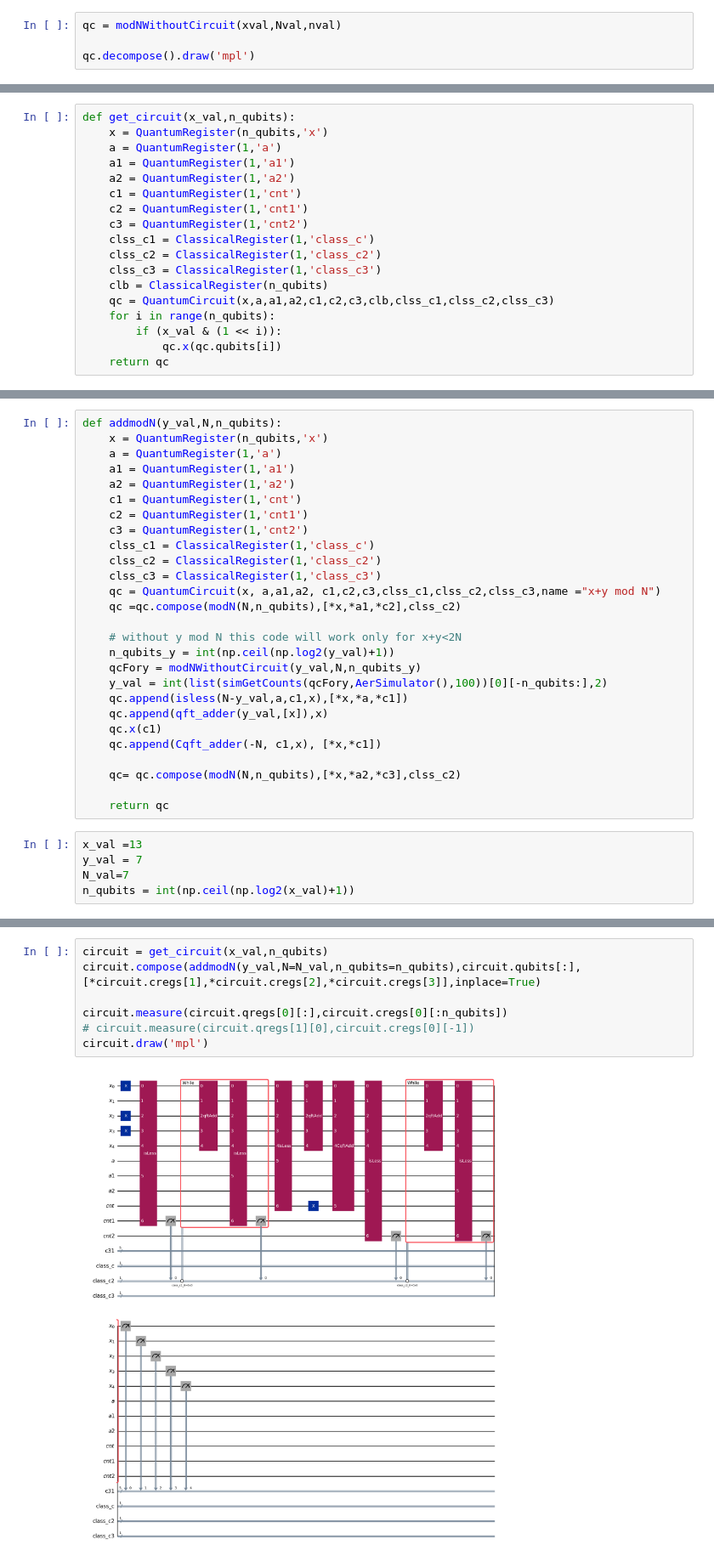
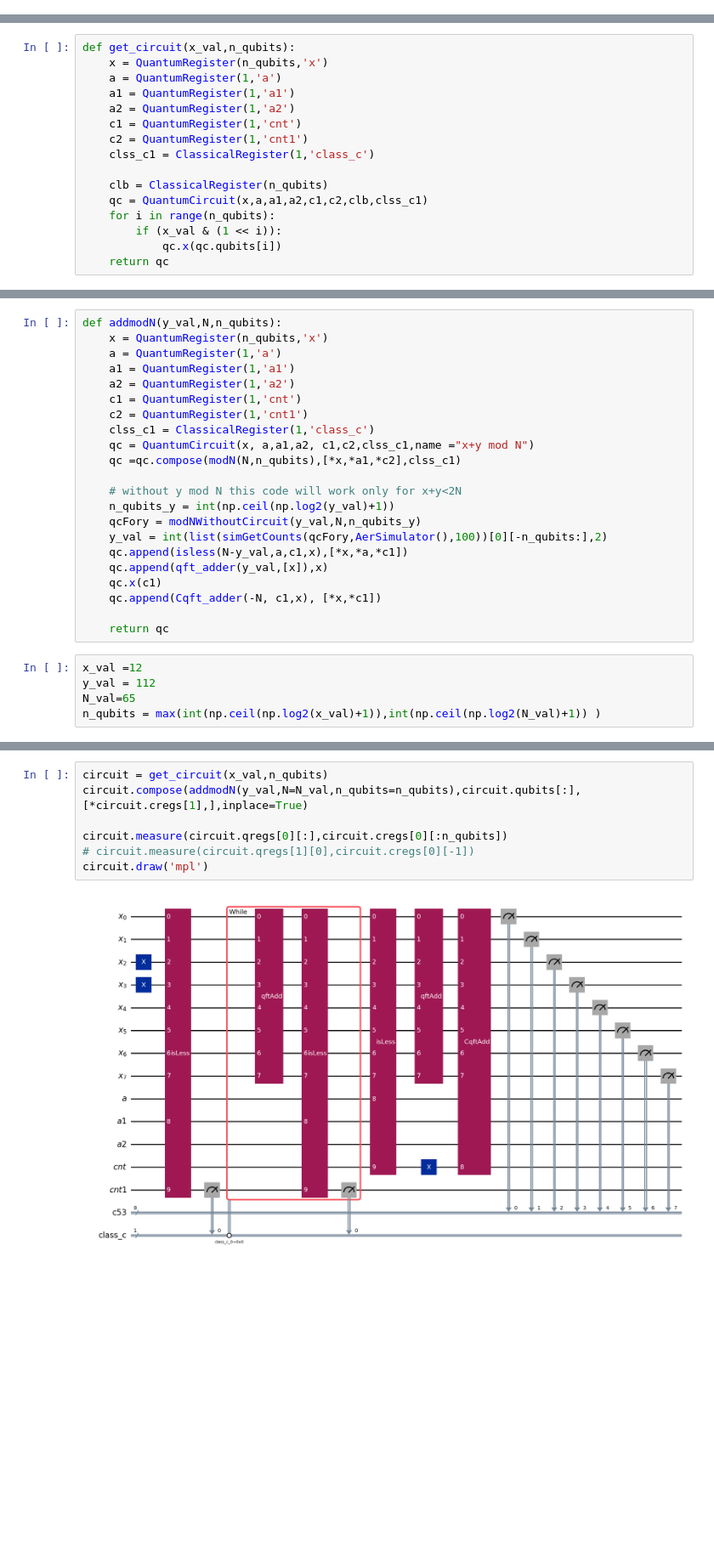
Before and after one commit to BenediktAuer/QC, a Jupyter notebook: Sheet 7/7.2 copy 2.ipynb, the cells around one changed output, grey strips where cells are left out. Shown at 85% size. Cells and saved outputs as stored; diff of their text form; blank space fills up the shorter version.

```diff
--- a/Sheet 7/7.2 copy 2.ipynb
+++ b/Sheet 7/7.2 copy 2.ipynb
@@ -151,4 +108,0 @@ print(xval,Nval,nval)
-# %%
-qc = modNWithoutCircuit(xval,Nval,nval)
-
-qc.decompose().draw('mpl')
@@ -168,12 +114,10 @@ def get_circuit(x_val,n_qubits):
     a2 = QuantumRegister(1,'a2')
     c1 = QuantumRegister(1,'cnt')
     c2 = QuantumRegister(1,'cnt1')
-    c3 = QuantumRegister(1,'cnt2')
     clss_c1 = ClassicalRegister(1,'class_c')
-    clss_c2 = ClassicalRegister(1,'class_c2')
-    clss_c3 = ClassicalRegister(1,'class_c3')
+
     clb = ClassicalRegister(n_qubits)
-    qc = QuantumCircuit(x,a,a1,a2,c1,c2,c3,clb,clss_c1,clss_c2,clss_c3)
+    qc = QuantumCircuit(x,a,a1,a2,c1,c2,clb,clss_c1)
     for i in range(n_qubits):
         if (x_val & (1 << i)):
             qc.x(qc.qubits[i])
@@ -186,12 +134,9 @@ def addmodN(y_val,N,n_qubits):
     a2 = QuantumRegister(1,'a2')
     c1 = QuantumRegister(1,'cnt')
     c2 = QuantumRegister(1,'cnt1')
-    c3 = QuantumRegister(1,'cnt2')
     clss_c1 = ClassicalRegister(1,'class_c')
-    clss_c2 = ClassicalRegister(1,'class_c2')
-    clss_c3 = ClassicalRegister(1,'class_c3')
-    qc = QuantumCircuit(x, a,a1,a2, c1,c2,c3,clss_c1,clss_c2,clss_c3,name ="x+y mod N")
-    qc =qc.compose(modN(N,n_qubits),[*x,*a1,*c2],clss_c2)
+    qc = QuantumCircuit(x, a,a1,a2, c1,c2,clss_c1,name ="x+y mod N")
+    qc =qc.compose(modN(N,n_qubits),[*x,*a1,*c2],clss_c1)
 
     # without y mod N this code will work only for x+y<2N
     n_qubits_y = int(np.ceil(np.log2(y_val)+1))
@@ -202,11 +147,9 @@ def addmodN(y_val,N,n_qubits):
     qc.x(c1)
     qc.append(Cqft_adder(-N, c1,x), [*x,*c1])
 
-    qc= qc.compose(modN(N,n_qubits),[*x,*a2,*c3],clss_c2)
-
     return qc
 # %%
-x_val =13
-y_val = 7
-N_val=7
-n_qubits = int(np.ceil(np.log2(x_val)+1))
+x_val =12
+y_val = 112
+N_val=65
+n_qubits = max(int(np.ceil(np.log2(x_val)+1)),int(np.ceil(np.log2(N_val)+1)) )
@@ -219,9 +156,9 @@ int(list(simGetCounts(qcFory,AerSimulator(),100))[0][-n_qubits:],2)
 # %%
 circuit = get_circuit(x_val,n_qubits)
-circuit.compose(addmodN(y_val,N=N_val,n_qubits=n_qubits),circuit.qubits[:],[*circuit.cregs[1],*circuit.cregs[2],*circuit.cregs[3]],inplace=True)
+circuit.compose(addmodN(y_val,N=N_val,n_qubits=n_qubits),circuit.qubits[:],[*circuit.cregs[1],],inplace=True)
 
 circuit.measure(circuit.qregs[0][:],circuit.cregs[0][:n_qubits])
 # circuit.measure(circuit.qregs[1][0],circuit.cregs[0][-1])
 circuit.draw('mpl')
 # %% [output]
-[figure, old version]
+[figure, new version]
```
Also changed, not shown: parts of 23 cells of this notebook.
